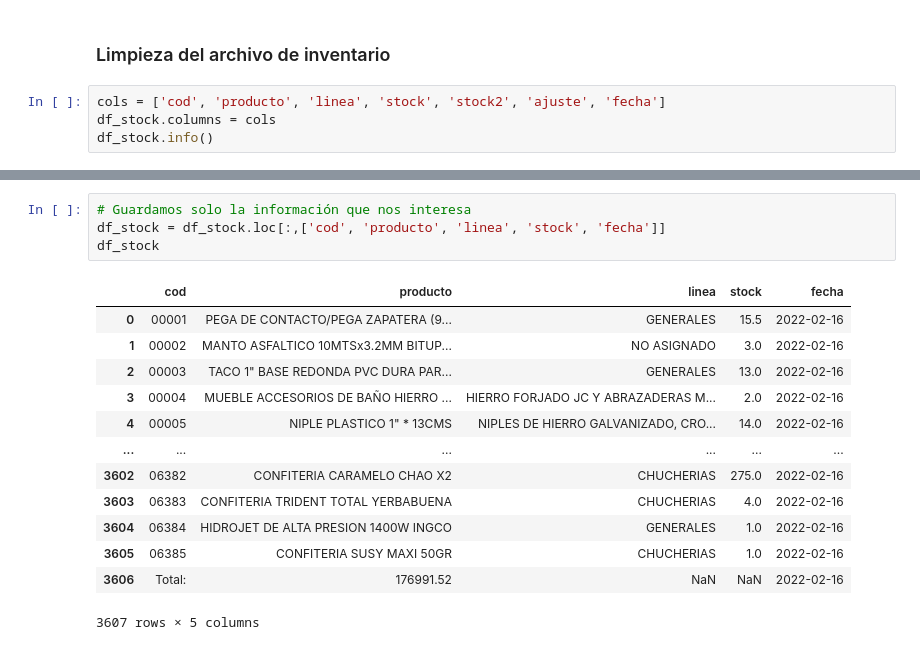
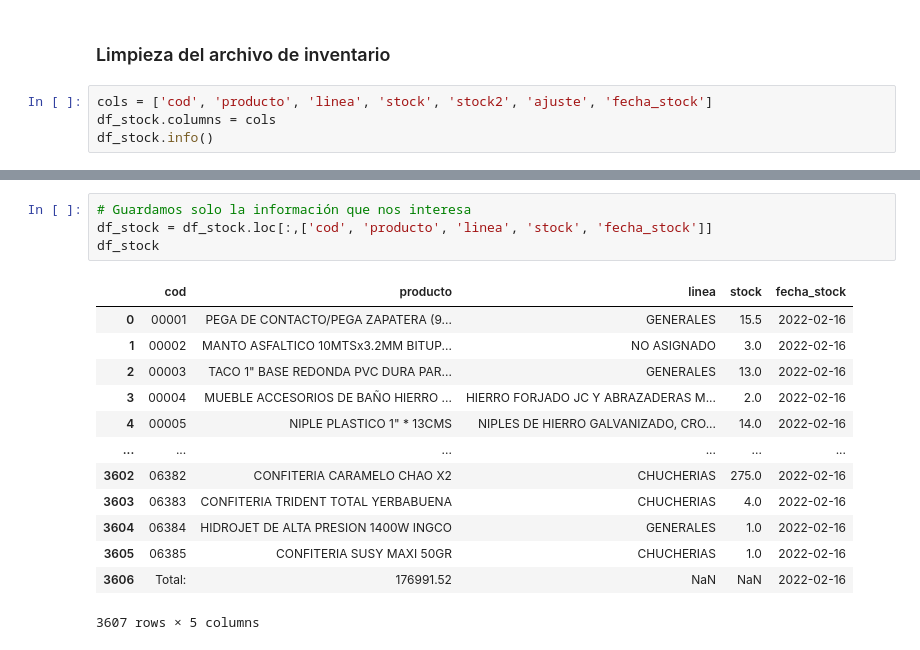
Before and after one commit to dchaconoca/proyecto-ventas, a Jupyter notebook: NB1_analisis_ventas_load.ipynb, the cells around one changed output, grey strips where cells are left out. Saved outputs shown, nothing was run; the diff lists cells and outputs as text.

```diff
--- a/NB1_analisis_ventas_load.ipynb
+++ b/NB1_analisis_ventas_load.ipynb
@@ -1107,7 +1100,7 @@ df_stock
 # %% [markdown]
 ### Limpieza del archivo de inventario
 # %%
-cols = ['cod', 'producto', 'linea', 'stock', 'stock2', 'ajuste', 'fecha']
+cols = ['cod', 'producto', 'linea', 'stock', 'stock2', 'ajuste', 'fecha_stock']
 df_stock.columns = cols
 df_stock.info()
 # %% [output]
@@ -1127,10 +1120,10 @@ dtypes: float64(3), object(4)
 memory usage: 197.4+ KB
 # %%
 # Guardamos solo la información que nos interesa
-df_stock = df_stock.loc[:,['cod', 'producto', 'linea', 'stock', 'fecha']]
+df_stock = df_stock.loc[:,['cod', 'producto', 'linea', 'stock', 'fecha_stock']]
 df_stock
 # %% [output]
-|  | cod | producto | linea | stock | fecha |
+|  | cod | producto | linea | stock | fecha_stock |
 | 0 | 00001 | PEGA DE CONTACTO/PEGA ZAPATERA (9... | GENERALES | 15.5 | 2022-02-16 |
 | 1 | 00002 | MANTO ASFALTICO 10MTSx3.2MM BITUP... | NO ASIGNADO | 3.0 | 2022-02-16 |
 | 2 | 00003 | TACO 1" BASE REDONDA PVC DURA PAR... | GENERALES | 13.0 | 2022-02-16 |
```
Also changed, not shown: parts of 31 cells of this notebook, 12 other files.
